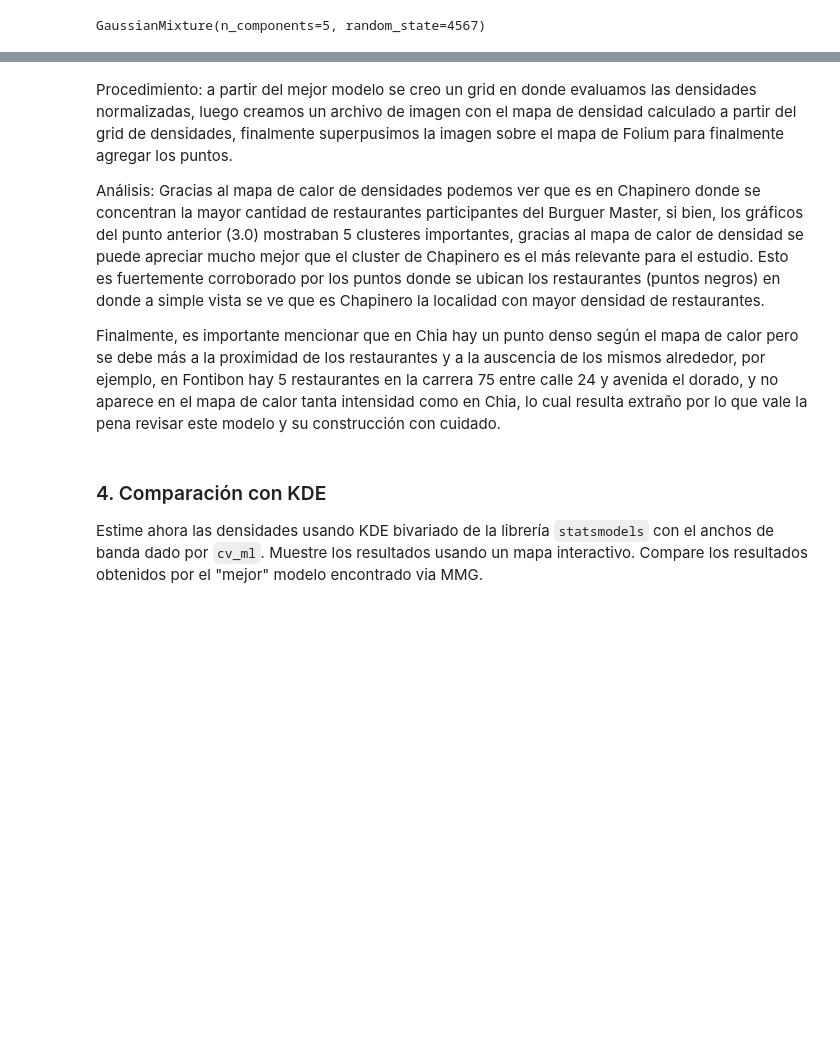
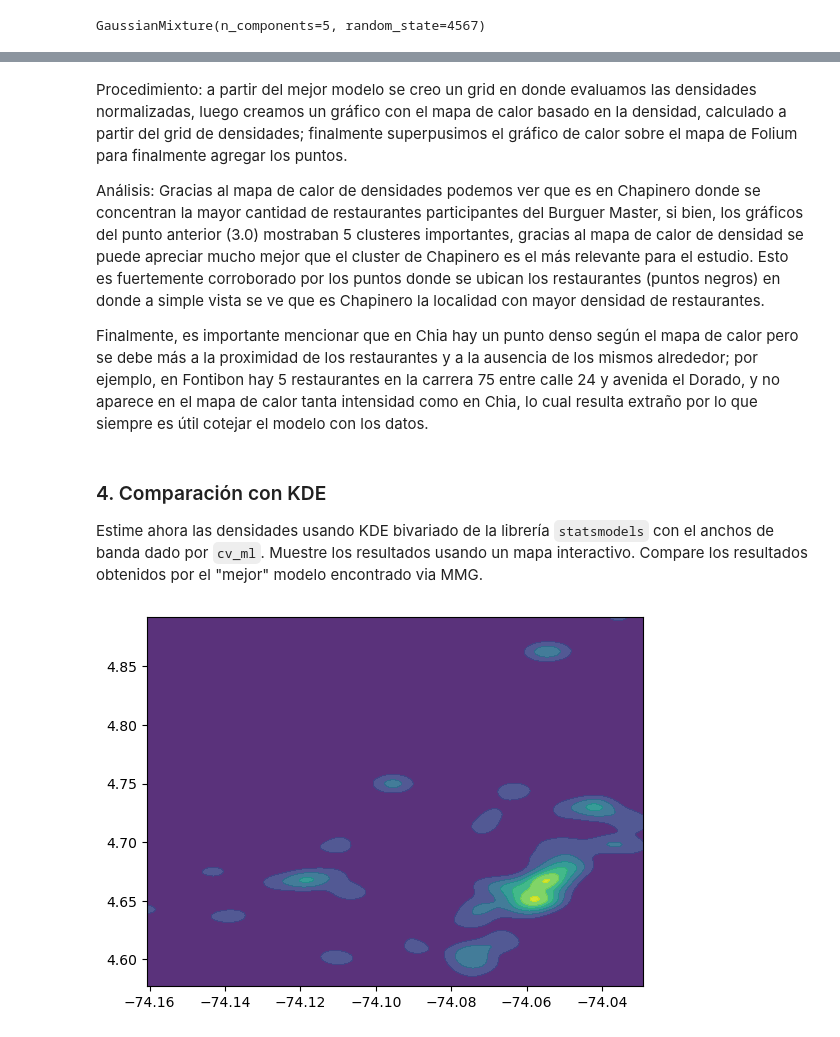
Before and after one commit to sebastian23escobar/Aprendizaje_no_supervisado, a Jupyter notebook: Taller4/S8_LC_Taller_GMM.ipynb, the cells around one changed output, grey strips where cells are left out. Cells and saved outputs as stored; diff of their text form; code cells hidden in the pictures; blank space fills up the shorter version.

```diff
--- a/Taller4/S8_LC_Taller_GMM.ipynb
+++ b/Taller4/S8_LC_Taller_GMM.ipynb
@@ -296,9 +303,9 @@ m
 # %% [markdown]
-Procedimiento: a partir del mejor modelo se creo un grid en donde evaluamos las densidades normalizadas, luego creamos un archivo de imagen con el mapa de densidad calculado a partir del grid de densidades, finalmente superpusimos la imagen sobre el mapa de Folium para finalmente agregar los puntos.
+Procedimiento: a partir del mejor modelo se creo un grid en donde evaluamos las densidades normalizadas, luego creamos un gráfico con el mapa de calor basado en la densidad, calculado a partir del grid de densidades; finalmente superpusimos el gráfico de calor sobre el mapa de Folium para finalmente agregar los puntos.
 
 Análisis: Gracias al mapa de calor de densidades podemos ver que es en Chapinero donde se concentran la mayor cantidad de restaurantes participantes del Burguer Master, si bien, los gráficos del punto anterior (3.0) mostraban 5 clusteres importantes, gracias al mapa de calor de densidad se puede apreciar mucho mejor que el cluster de Chapinero es el más relevante para el estudio. Esto es fuertemente corroborado por los puntos donde se ubican los restaurantes (puntos negros) en donde a simple vista se ve que es Chapinero la localidad con mayor densidad de restaurantes.
 
-Finalmente, es importante mencionar que en Chia hay un punto denso según el mapa de calor pero se debe más a la proximidad de los restaurantes y a la auscencia de los mismos alrededor, por ejemplo, en Fontibon hay 5 restaurantes en la carrera 75 entre calle 24 y avenida el dorado, y no aparece en el mapa de calor tanta intensidad como en Chia, lo cual resulta extraño por lo que vale la pena revisar este modelo y su construcción con cuidado.
+Finalmente, es importante mencionar que en Chia hay un punto denso según el mapa de calor pero se debe más a la proximidad de los restaurantes y a la ausencia de los mismos alrededor; por ejemplo, en Fontibon hay 5 restaurantes en la carrera 75 entre calle 24 y avenida el Dorado, y no aparece en el mapa de calor tanta intensidad como en Chia, lo cual resulta extraño por lo que siempre es útil cotejar el modelo con los datos.
 # %% [markdown]
 ### 4. Comparación con KDE
 
@@ -307,0 +317,32 @@ Estime ahora las densidades usando KDE bivariado de la librería `statsmodels` c
+# %%
+#Creamos un df reorganizando Latitud y Longitud
+dta = restaurantes[['Latitud', 'Longitud']]
+
+# Ejecutamos le modelo KDE indicando que tanto en x e y son variables continuas, y adicionalmente los anchos de banda se calcularán por "cross validation maximum likelihood".
+dens_robos_normal_reference = sm.nonparametric.KDEMultivariate(data=dta, var_type='cc', bw='cv_ml')
+# %%
+# Creamos Grilla de valores dentro del rango observado
+lon_min, lon_max = resnum[:, 0].min(), resnum[:, 0].max()
+lat_min, lat_max = resnum[:, 1].min(), resnum[:, 1].max()
+
+x = np.linspace(lon_min, lon_max, 300)
+y = np.linspace(lat_min, lat_max, 300)
+xx, yy = np.meshgrid(x, y)
+grid = np.column_stack(( yy.flatten(),xx.flatten()))
+# %%
+# Estimamos las densidades
+f_hat_burguer_normal_reference=dens_robos_normal_reference.pdf(data_predict=grid)
+# %%
+#Creamos el mapa de calor con las densidades calculadas
+import geojsoncontour
+contourf_normal_reference = plt.contourf(xx, yy, f_hat_burguer_normal_reference.reshape(xx.shape),
+    alpha =0.9, linestyles='None')
+
+geojson_normal_reference = geojsoncontour.contourf_to_geojson(
+    contourf=contourf_normal_reference,
+    min_angle_deg=3.0,
+    ndigits=5,
+    stroke_width=1,
+    fill_opacity=0.5)
+# %% [output]
+[figure, added]
```
Also changed, not shown: parts of 20 cells of this notebook.
